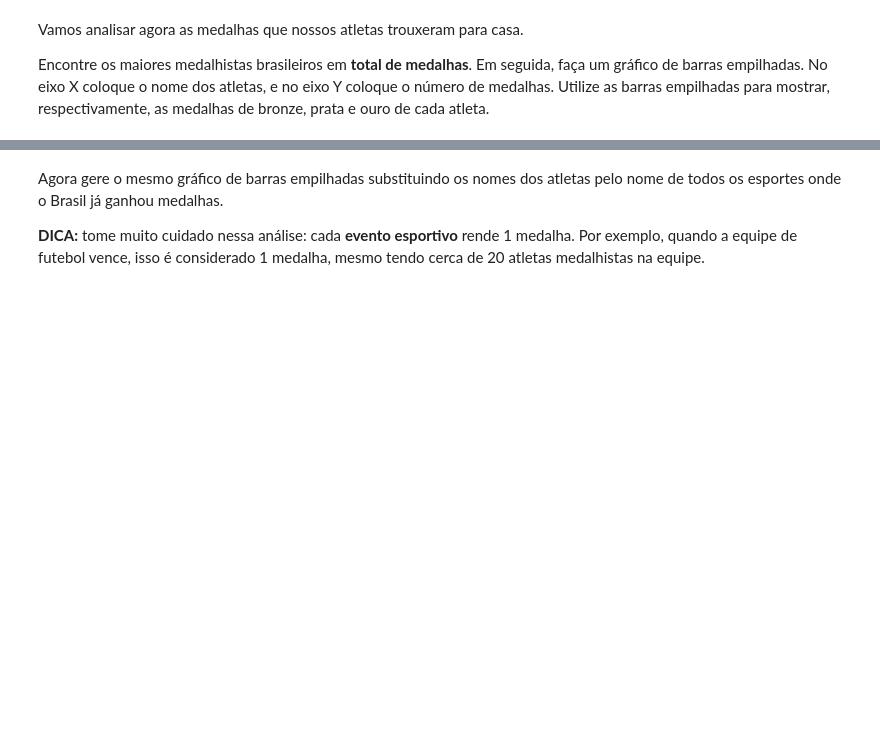
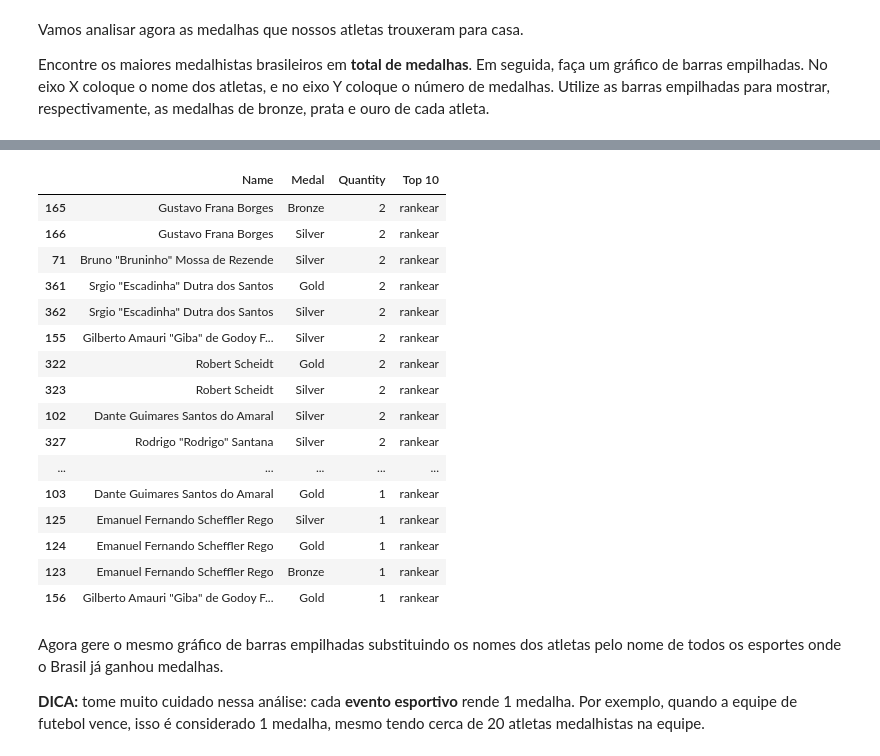
Before and after one commit to pedrobsantana/Projeto-II-Olimpiadas, a Jupyter notebook: Projeto - Dataviz.ipynb, the cells around one changed output, grey strips where cells are left out. Saved outputs shown, nothing was run; the diff lists cells and outputs as text; code cells hidden in the pictures; blank space fills up the shorter version.

```diff
--- a/Projeto - Dataviz.ipynb
+++ b/Projeto - Dataviz.ipynb
@@ -29,3 +72,6 @@ Agora gere um gráfico semelhante ilustrando o peso dos atletas.
 Vamos analisar agora as medalhas que nossos atletas trouxeram para casa.
 
 Encontre os maiores medalhistas brasileiros em **total de medalhas**. Em seguida, faça um gráfico de barras empilhadas. No eixo X coloque o nome dos atletas, e no eixo Y coloque o número de medalhas. Utilize as barras empilhadas para mostrar, respectivamente, as medalhas de bronze, prata e ouro de cada atleta.
+# %%
+series_medalhas_por_atleta = df_atletas_brasil_medalhas.groupby(by = 'Name')['Medal'].value_counts()
+series_medalhas_por_atleta.head(10)
@@ -31,0 +91,10 @@ Encontre os maiores medalhistas brasileiros em **total de medalhas**. Em seguida
+# %%
+# DataFrame com a quantidade de medalha POR TIPO
+
+df_medalhas_por_atleta = pd.DataFrame(series_medalhas_por_atleta)
+df_medalhas_por_atleta.rename(columns = {
+    'Medal':'Quantity'
+}, inplace = True)
+df_medalhas_por_atleta.reset_index(inplace=True)
+df_medalhas_por_atleta.sort_values(by = 'Quantity', ascending = False, inplace = True)
+df_medalhas_por_atleta.head(10)
@@ -31,0 +148,34 @@ Encontre os maiores medalhistas brasileiros em **total de medalhas**. Em seguida
+# %%
+mapa = {
+    'Robert Scheidt' : 'rankear',
+    'Torben Schmidt Grael': 'rankear',
+    'Gustavo Frana Borges': 'rankear',
+    'Srgio "Escadinha" Dutra dos Santos': 'rankear',
+    'Rodrigo "Rodrigo" Santana': 'rankear',
+    'Gilberto Amauri "Giba" de Godoy Filho': 'rankear',
+    'Bruno "Bruninho" Mossa de Rezende': 'rankear',
+    'Rodrigo de Paula Pessoa': 'rankear',
+    'Emanuel Fernando Scheffler Rego': 'rankear',
+    'Dante Guimares Santos do Amaral': 'rankear'
+}
+df_medalhas_por_atleta['Top 10']= df_medalhas_por_atleta['Name'].map(mapa)
+df_medalhas_por_atleta.dropna(inplace = True)
+df_medalhas_por_atleta
+# %% [output]
+|  | Name | Medal | Quantity | Top 10 |
+| 165 | Gustavo Frana Borges | Bronze | 2 | rankear |
+| 166 | Gustavo Frana Borges | Silver | 2 | rankear |
+| 71 | Bruno "Bruninho" Mossa de Rezende | Silver | 2 | rankear |
+| 361 | Srgio "Escadinha" Dutra dos Santos | Gold | 2 | rankear |
+| 362 | Srgio "Escadinha" Dutra dos Santos | Silver | 2 | rankear |
+| 155 | Gilberto Amauri "Giba" de Godoy F... | Silver | 2 | rankear |
+| 322 | Robert Scheidt | Gold | 2 | rankear |
+| 323 | Robert Scheidt | Silver | 2 | rankear |
+| 102 | Dante Guimares Santos do Amaral | Silver | 2 | rankear |
+| 327 | Rodrigo "Rodrigo" Santana | Silver | 2 | rankear |
+| ... | ... | ... | ... | ... |
+| 103 | Dante Guimares Santos do Amaral | Gold | 1 | rankear |
+| 125 | Emanuel Fernando Scheffler Rego | Silver | 1 | rankear |
+| 124 | Emanuel Fernando Scheffler Rego | Gold | 1 | rankear |
+| 123 | Emanuel Fernando Scheffler Rego | Bronze | 1 | rankear |
+| 156 | Gilberto Amauri "Giba" de Godoy F... | Gold | 1 | rankear |
```
Also changed, not shown: parts of 11 cells of this notebook.
